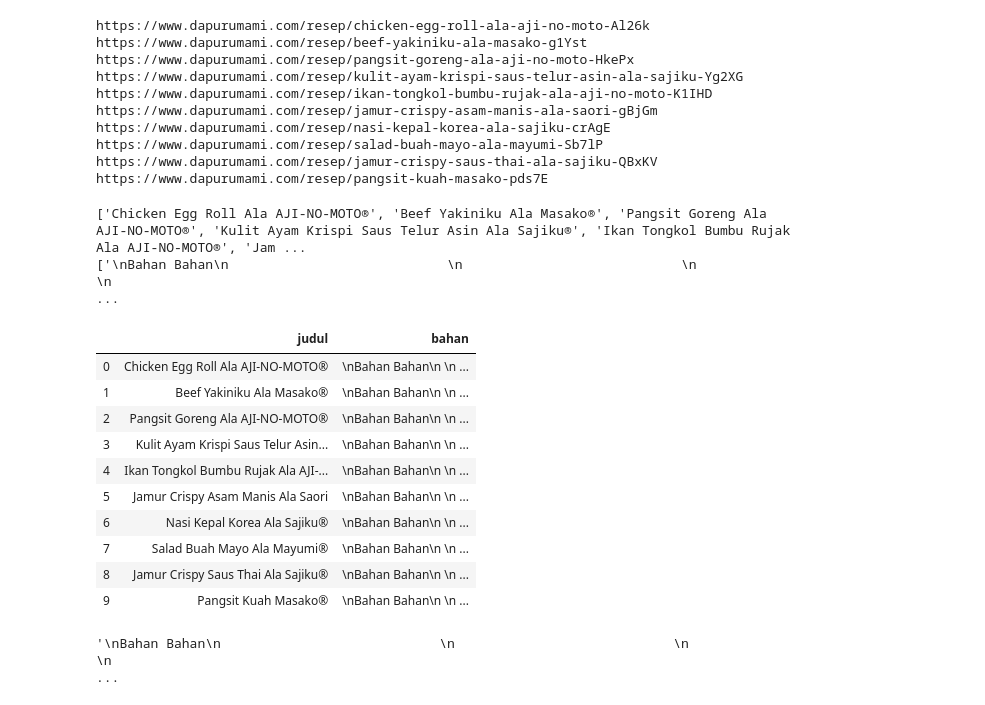
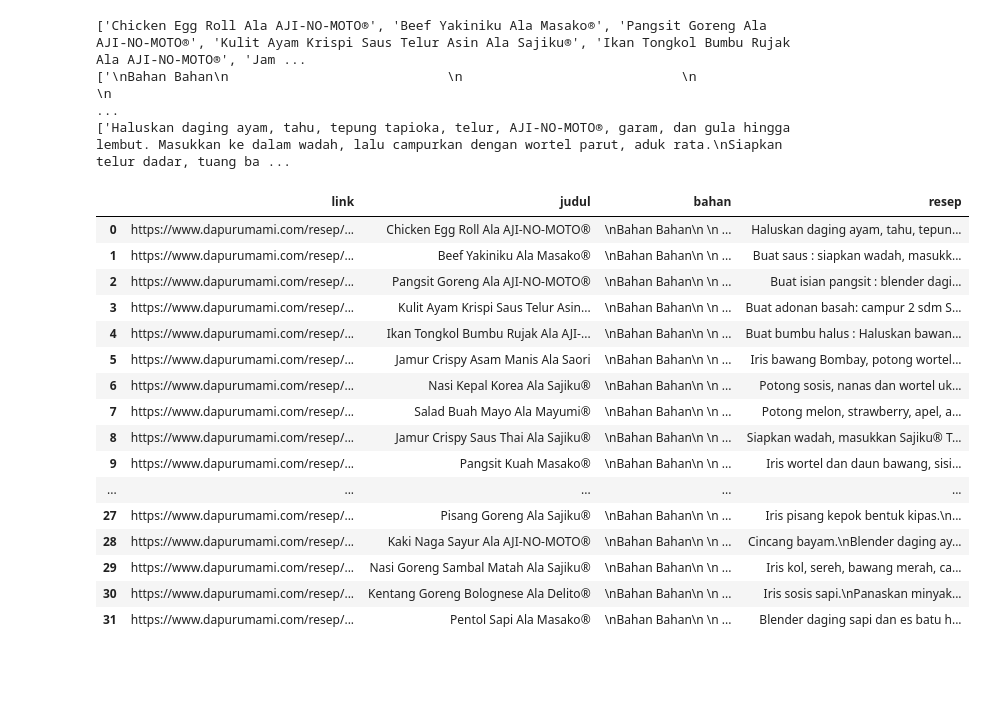
Before and after one commit to BimaAdi/Rekom-Resep-Mamah-Dedeh, a Jupyter notebook: Crawling.ipynb, the cells around one changed output. Cells and saved outputs as stored; diff of their text form; code cells hidden in the pictures; blank space fills up the shorter version.

```diff
--- a/Crawling.ipynb
+++ b/Crawling.ipynb
@@ -3,7 +3,7 @@ import requests
 from bs4 import BeautifulSoup
 # %%
 # buat variabel url yang menyimpan link
-url = "https://www.dapurumami.com/resep?show=10"
+url = "https://www.dapurumami.com/resep?show=32"
 
 # load halaman berdasarkan url
 hasil_request = requests.get(url)
@@ -11,58 +11,58 @@ hasil_request = requests.get(url)
 soup = BeautifulSoup(hasil_request.text, "html.parser")
 # print(soup.prettify())
 allrecipe=[]
+alllink = []
 for item in soup.select('div[class="item-recipe"] figcaption a'):
-    print(item.attrs['href'])
+    alllink.append(item.attrs['href'])
     hasil_request = requests.get(item.attrs['href'])
     allrecipe.append(BeautifulSoup(hasil_request.text, "html.parser"))
-# %% [output]
-https://www.dapurumami.com/resep/chicken-egg-roll-ala-aji-no-moto-Al26k
-https://www.dapurumami.com/resep/beef-yakiniku-ala-masako-g1Yst
-https://www.dapurumami.com/resep/pangsit-goreng-ala-aji-no-moto-HkePx
-https://www.dapurumami.com/resep/kulit-ayam-krispi-saus-telur-asin-ala-sajiku-Yg2XG
-https://www.dapurumami.com/resep/ikan-tongkol-bumbu-rujak-ala-aji-no-moto-K1IHD
-https://www.dapurumami.com/resep/jamur-crispy-asam-manis-ala-saori-gBjGm
-https://www.dapurumami.com/resep/nasi-kepal-korea-ala-sajiku-crAgE
-https://www.dapurumami.com/resep/salad-buah-mayo-ala-mayumi-Sb7lP
-https://www.dapurumami.com/resep/jamur-crispy-saus-thai-ala-sajiku-QBxKV
-https://www.dapurumami.com/resep/pangsit-kuah-masako-pds7E
 # %%
 alljudul=[]
 allbahan=[]
+allresep=[]
 for i in allrecipe:
     judul = (i.find('h1')).text
     bahan = i.select('div[class="ingredients-col"]')
     alljudul.append(judul)
 #     print(judul)
     allbahan.append(bahan[0].text)
+    resep = []
+    for item in i.select('div[class="how-step"] p'):
+        resep.append(item.text)
+
+    allresep.append('\n'.join(resep))
 #     print(bahan[0].text)
 #     print("=============================")
 
 
 print(alljudul)
 print(allbahan)
+print(allresep)
 # %% [output]
 ['Chicken Egg Roll Ala AJI‑NO‑MOTO®', 'Beef Yakiniku Ala Masako®', 'Pangsit Goreng Ala AJI‑NO‑MOTO®', 'Kulit Ayam Krispi Saus Telur Asin Ala Sajiku®', 'Ikan Tongkol Bumbu Rujak Ala AJI‑NO‑MOTO®', 'Jam ...
 ['\nBahan Bahan\n                            \n                            \n                            \n                                                                                              ...
+['Haluskan daging ayam, tahu, tepung tapioka, telur, AJI‑NO‑MOTO®, garam, dan gula hingga lembut. Masukkan ke dalam wadah, lalu campurkan dengan wortel parut, aduk rata.\nSiapkan telur dadar, tuang ba ...
 # %%
 import pandas as pd
 
-kamus = {'judul' : alljudul, 'bahan': allbahan}
+kamus = {'link':alllink, 'judul' : alljudul, 'bahan': allbahan, 'resep': allresep}
 data = pd.DataFrame(kamus)
 data
 # %% [output]
-|  | judul | bahan |
-| 0 | Chicken Egg Roll Ala AJI‑NO‑MOTO® | \nBahan Bahan\n \n ... |
-| 1 | Beef Yakiniku Ala Masako® | \nBahan Bahan\n \n ... |
-| 2 | Pangsit Goreng Ala AJI‑NO‑MOTO® | \nBahan Bahan\n \n ... |
-| 3 | Kulit Ayam Krispi Saus Telur Asin... | \nBahan Bahan\n \n ... |
-| 4 | Ikan Tongkol Bumbu Rujak Ala AJI‑... | \nBahan Bahan\n \n ... |
-| 5 | Jamur Crispy Asam Manis Ala Saori | \nBahan Bahan\n \n ... |
-| 6 | Nasi Kepal Korea Ala Sajiku® | \nBahan Bahan\n \n ... |
-| 7 | Salad Buah Mayo Ala Mayumi® | \nBahan Bahan\n \n ... |
-| 8 | Jamur Crispy Saus Thai Ala Sajiku® | \nBahan Bahan\n \n ... |
-| 9 | Pangsit Kuah Masako® | \nBahan Bahan\n \n ... |
+|  | link | judul | bahan | resep |
+| 0 | https://www.dapurumami.com/resep/... | Chicken Egg Roll Ala AJI‑NO‑MOTO® | \nBahan Bahan\n \n ... | Haluskan daging ayam, tahu, tepun... |
+| 1 | https://www.dapurumami.com/resep/... | Beef Yakiniku Ala Masako® | \nBahan Bahan\n \n ... | Buat saus : siapkan wadah, masukk... |
+| 2 | https://www.dapurumami.com/resep/... | Pangsit Goreng Ala AJI‑NO‑MOTO® | \nBahan Bahan\n \n ... | Buat isian pangsit : blender dagi... |
+| 3 | https://www.dapurumami.com/resep/... | Kulit Ayam Krispi Saus Telur Asin... | \nBahan Bahan\n \n ... | Buat adonan basah: campur 2 sdm S... |
+| 4 | https://www.dapurumami.com/resep/... | Ikan Tongkol Bumbu Rujak Ala AJI‑... | \nBahan Bahan\n \n ... | Buat bumbu halus : Haluskan bawan... |
+| 5 | https://www.dapurumami.com/resep/... | Jamur Crispy Asam Manis Ala Saori | \nBahan Bahan\n \n ... | Iris bawang Bombay, potong wortel... |
+| 6 | https://www.dapurumami.com/resep/... | Nasi Kepal Korea Ala Sajiku® | \nBahan Bahan\n \n ... | Potong sosis, nanas dan wortel uk... |
+| 7 | https://www.dapurumami.com/resep/... | Salad Buah Mayo Ala Mayumi® | \nBahan Bahan\n \n ... | Potong melon, strawberry, apel, a... |
+| 8 | https://www.dapurumami.com/resep/... | Jamur Crispy Saus Thai Ala Sajiku® | \nBahan Bahan\n \n ... | Siapkan wadah, masukkan Sajiku® T... |
+| 9 | https://www.dapurumami.com/resep/... | Pangsit Kuah Masako® | \nBahan Bahan\n \n ... | Iris wortel dan daun bawang, sisi... |
+| ... | ... | ... | ... | ... |
+| 27 | https://www.dapurumami.com/resep/... | Pisang Goreng Ala Sajiku® | \nBahan Bahan\n \n ... | Iris pisang kepok bentuk kipas.\n... |
+| 28 | https://www.dapurumami.com/resep/... | Kaki Naga Sayur Ala AJI‑NO‑MOTO® | \nBahan Bahan\n \n ... | Cincang bayam.\nBlender daging ay... |
+| 29 | https://www.dapurumami.com/resep/... | Nasi Goreng Sambal Matah Ala Sajiku® | \nBahan Bahan\n \n ... | Iris kol, sereh, bawang merah, ca... |
+| 30 | https://www.dapurumami.com/resep/... | Kentang Goreng Bolognese Ala Delito® | \nBahan Bahan\n \n ... | Iris sosis sapi.\nPanaskan minyak... |
+| 31 | https://www.dapurumami.com/resep/... | Pentol Sapi Ala Masako® | \nBahan Bahan\n \n ... | Blender daging sapi dan es batu h... |
-# %%
-data.loc[0, 'bahan']
-# %% [output]
-'\nBahan Bahan\n                            \n                            \n                            \n                                                                                               ...
```
Also changed, not shown: parts of 1 cell of this notebook, 3 other files.
